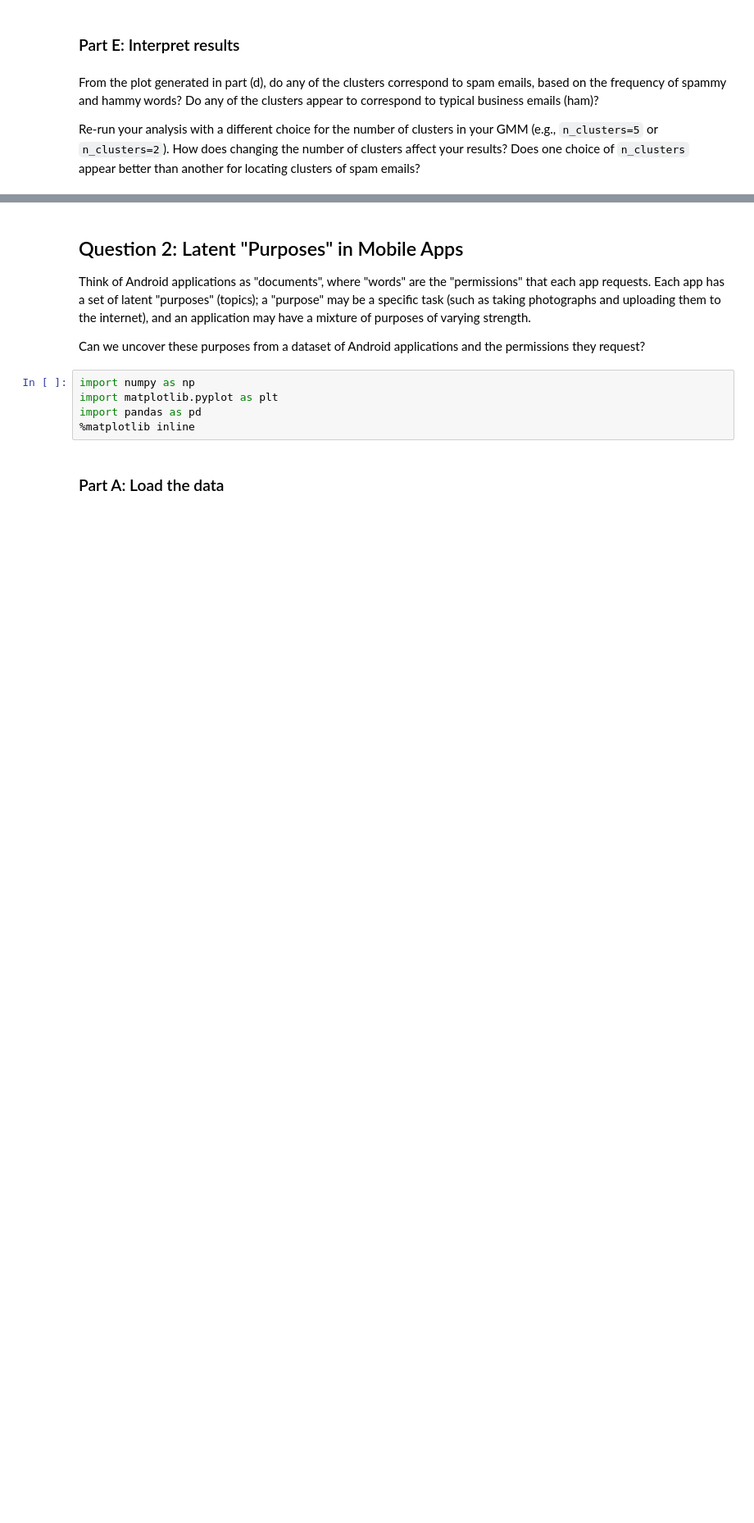
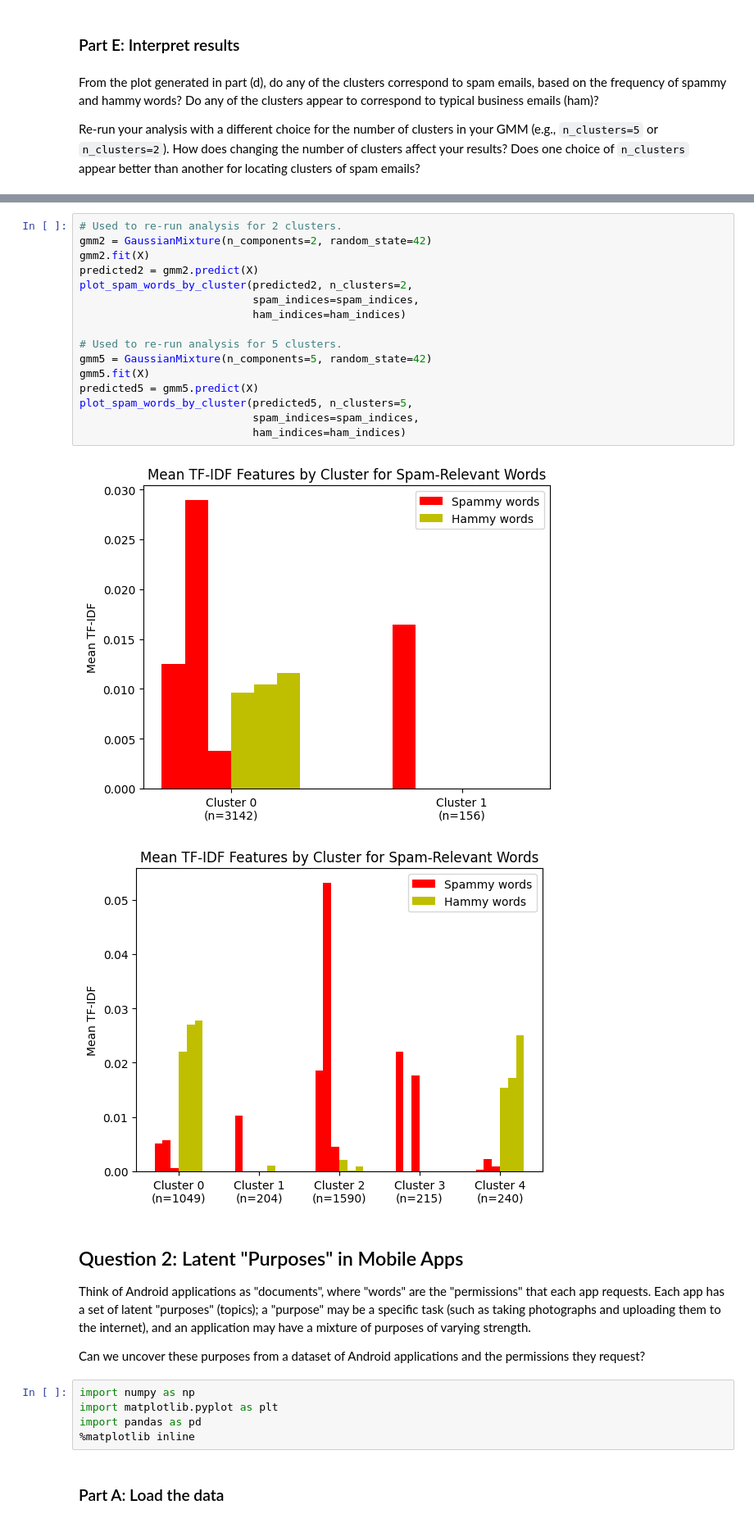
Before and after one commit to atashafgsdoria/Challenge-2, a Jupyter notebook: HW2.ipynb, the cells around one changed output, grey strips where cells are left out. Shown at 82% size. Saved outputs shown, nothing was run; the diff lists cells and outputs as text; blank space fills up the shorter version.

```diff
--- a/HW2.ipynb
+++ b/HW2.ipynb
@@ -140,3 +213,22 @@ Re-run your analysis with a different choice for the number of clusters in your
+# %%
+# Used to re-run analysis for 2 clusters.
+gmm2 = GaussianMixture(n_components=2, random_state=42)
+gmm2.fit(X)
+predicted2 = gmm2.predict(X)
+plot_spam_words_by_cluster(predicted2, n_clusters=2,
+                           spam_indices=spam_indices,
+                           ham_indices=ham_indices)
+
+# Used to re-run analysis for 5 clusters.
+gmm5 = GaussianMixture(n_components=5, random_state=42)
+gmm5.fit(X)
+predicted5 = gmm5.predict(X)
+plot_spam_words_by_cluster(predicted5, n_clusters=5,
+                           spam_indices=spam_indices,
+                           ham_indices=ham_indices)
+# %% [output]
+[figure, added]
+[figure, added]
 # %% [markdown]
 ## Question 2: Latent "Purposes" in Mobile Apps
 
```
Also changed, not shown: parts of 17 cells of this notebook.
